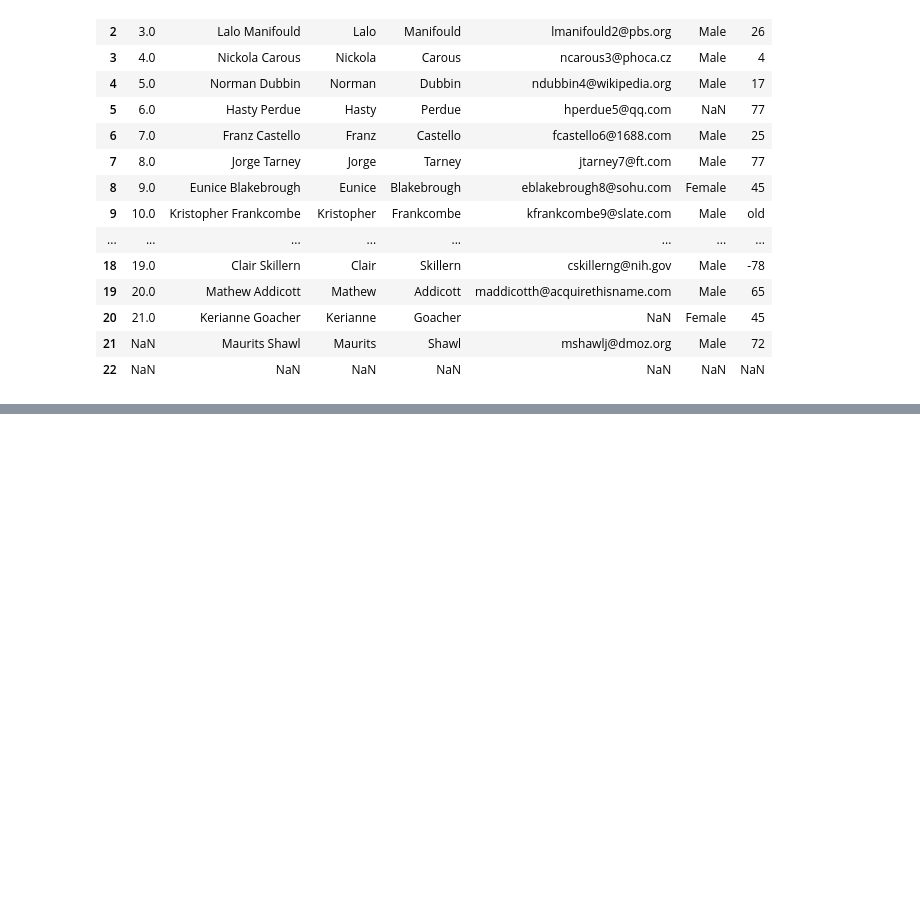
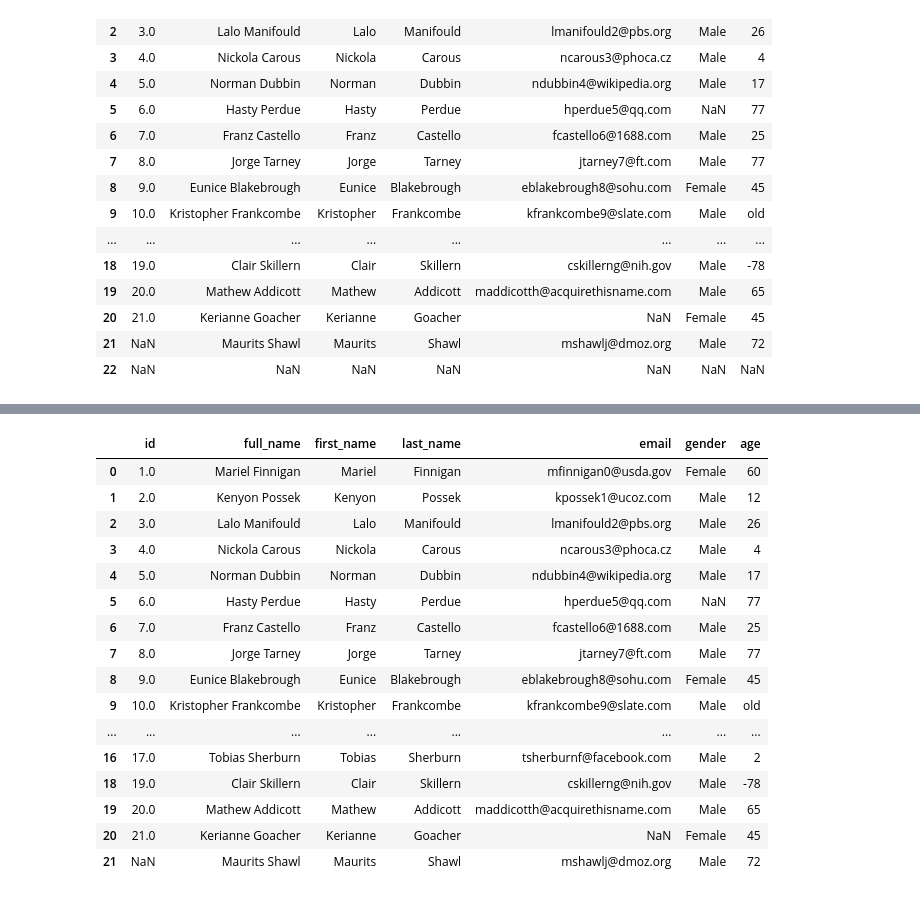
Before and after one commit to lieskpat/ex_data_cleaning_6, a Jupyter notebook: lies_beuth_dataset.ipynb, the cells around one changed output, grey strips where cells are left out. Drawn from its saved outputs; the diff is of its cells as text; code cells hidden in the pictures; blank space fills up the shorter version.

```diff
--- a/lies_beuth_dataset.ipynb
+++ b/lies_beuth_dataset.ipynb
@@ -50,0 +50,21 @@ beuth_dataset_with_na_rows_dropped
+# %%
+# lösche alle Zeilen mit identischem Inhalt
+beuth_dataset_with_na_rows_dropped.drop_duplicates(subset = ['full_name', 'first_name', 'last_name', 'email', 'gender', 'age'])
+# %% [output]
+|  | id | full_name | first_name | last_name | email | gender | age |
+| 0 | 1.0 | Mariel Finnigan | Mariel | Finnigan | mfinnigan0@usda.gov | Female | 60 |
+| 1 | 2.0 | Kenyon Possek | Kenyon | Possek | kpossek1@ucoz.com | Male | 12 |
+| 2 | 3.0 | Lalo Manifould | Lalo | Manifould | lmanifould2@pbs.org | Male | 26 |
+| 3 | 4.0 | Nickola Carous | Nickola | Carous | ncarous3@phoca.cz | Male | 4 |
+| 4 | 5.0 | Norman Dubbin | Norman | Dubbin | ndubbin4@wikipedia.org | Male | 17 |
+| 5 | 6.0 | Hasty Perdue | Hasty | Perdue | hperdue5@qq.com | NaN | 77 |
+| 6 | 7.0 | Franz Castello | Franz | Castello | fcastello6@1688.com | Male | 25 |
+| 7 | 8.0 | Jorge Tarney | Jorge | Tarney | jtarney7@ft.com | Male | 77 |
+| 8 | 9.0 | Eunice Blakebrough | Eunice | Blakebrough | eblakebrough8@sohu.com | Female | 45 |
+| 9 | 10.0 | Kristopher Frankcombe | Kristopher | Frankcombe | kfrankcombe9@slate.com | Male | old |
+| ... | ... | ... | ... | ... | ... | ... | ... |
+| 16 | 17.0 | Tobias Sherburn | Tobias | Sherburn | tsherburnf@facebook.com | Male | 2 |
+| 18 | 19.0 | Clair Skillern | Clair | Skillern | cskillerng@nih.gov | Male | -78 |
+| 19 | 20.0 | Mathew Addicott | Mathew | Addicott | maddicotth@acquirethisname.com | Male | 65 |
+| 20 | 21.0 | Kerianne Goacher | Kerianne | Goacher | NaN | Female | 45 |
+| 21 | NaN | Maurits Shawl | Maurits | Shawl | mshawlj@dmoz.org | Male | 72 |
```
Also changed, not shown: parts of 7 cells of this notebook.
